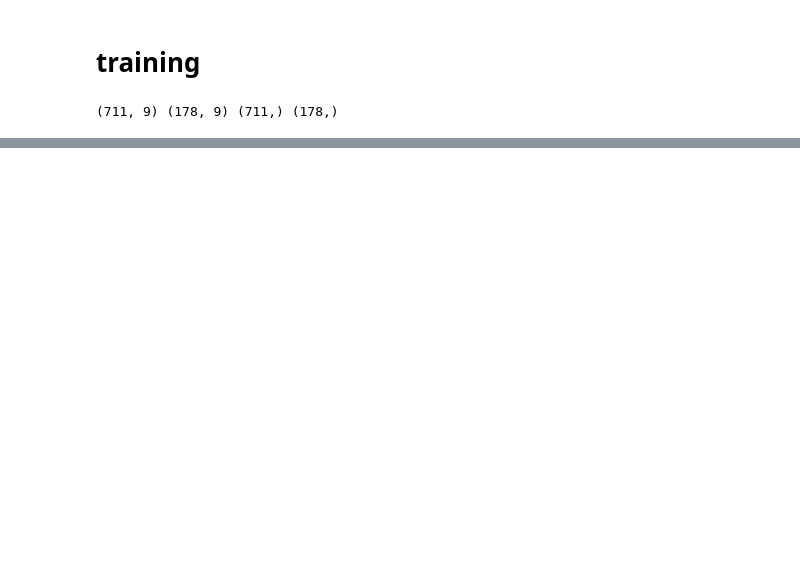
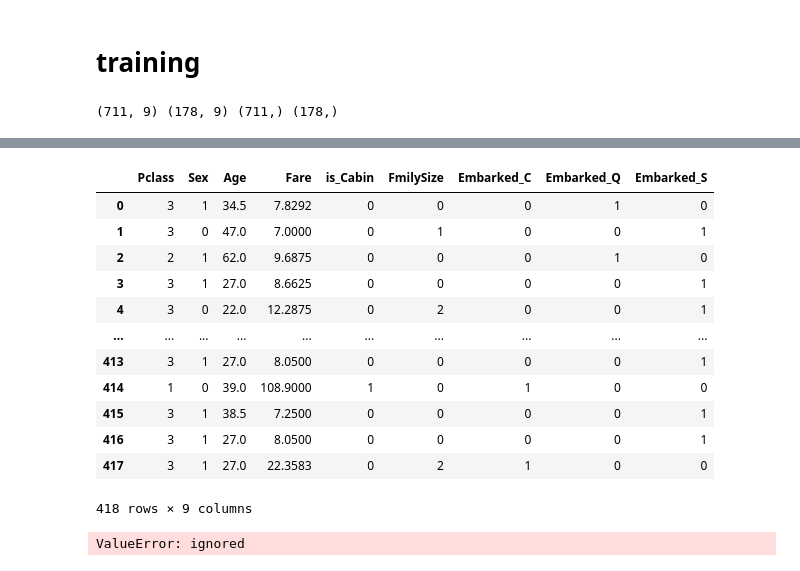
Before and after one commit to eunzzae/Off_Study_ML, a Jupyter notebook: 230926_ML_타이타닉__생존자예측.ipynb, the cells around one changed output, grey strips where cells are left out. Drawn from its saved outputs; the diff is of its cells as text; code cells hidden in the pictures; blank space fills up the shorter version.

```diff
--- a/230926_ML_타이타닉__생존자예측.ipynb
+++ b/230926_ML_타이타닉__생존자예측.ipynb
@@ -171,0 +217,50 @@ lreg.predict(X_test)
+# %%
+## To-Do : test 데이터를 X_test로 가공해서 lreg.predict(X_test)가 에러가 나지않고 출력이 되게끔 만들자
+# 1. is_Cabin
+# 2. FamilySize
+# 3. column drop
+# 4. age column 채우기
+# 5. dropna
+# Sex -> Ordinal, Embarked -> One-Hot
+X_test = test.copy()
+
+# 1.
+X_test['is_Cabin'] = X_test.Cabin.notnull()*1
+
+# 2.
+X_test['FmilySize'] = X_test['SibSp'] + X_test['Parch']
+
+# 3.
+X_test = X_test.drop(columns=drop_cols)
+
+# 4.
+X_test['Age'] = X_test['Age'].fillna(X_test.Age.median())
+
+# 5.  numeric feature들이 결측치가 존재한다면, train data의 median으로 채우겠다.
+X_test['Fare'] = X_test['Fare'].fillna(X_train.Fare.median())
+
+# 6.
+X_test['Sex'] = pd.factorize(X_test['Sex'], sort=True)[0]
+X_test = pd.get_dummies(data=X_test, columns=['Embarked'])
+X_test
+# %% [output]
+|  | Pclass | Sex | Age | Fare | is_Cabin | FmilySize | Embarked_C | Embarked_Q | Embarked_S |
+| 0 | 3 | 1 | 34.5 | 7.8292 | 0 | 0 | 0 | 1 | 0 |
+| 1 | 3 | 0 | 47.0 | 7.0000 | 0 | 1 | 0 | 0 | 1 |
+| 2 | 2 | 1 | 62.0 | 9.6875 | 0 | 0 | 0 | 1 | 0 |
+| 3 | 3 | 1 | 27.0 | 8.6625 | 0 | 0 | 0 | 0 | 1 |
+| 4 | 3 | 0 | 22.0 | 12.2875 | 0 | 2 | 0 | 0 | 1 |
+| ... | ... | ... | ... | ... | ... | ... | ... | ... | ... |
+| 413 | 3 | 1 | 27.0 | 8.0500 | 0 | 0 | 0 | 0 | 1 |
+| 414 | 1 | 0 | 39.0 | 108.9000 | 1 | 0 | 1 | 0 | 0 |
+| 415 | 3 | 1 | 38.5 | 7.2500 | 0 | 0 | 0 | 0 | 1 |
+| 416 | 3 | 1 | 27.0 | 8.0500 | 0 | 0 | 0 | 0 | 1 |
+| 417 | 3 | 1 | 27.0 | 22.3583 | 0 | 2 | 1 | 0 | 0 |
+418 rows × 9 columns
+# %%
+lreg.predict(X_test) # test 데이터의 순서와 동일함
+# submission('Survived') = output
+
+# submission
+# %% [output]
+ValueError: ignored
```
Also changed, not shown: parts of 6 cells of this notebook.
